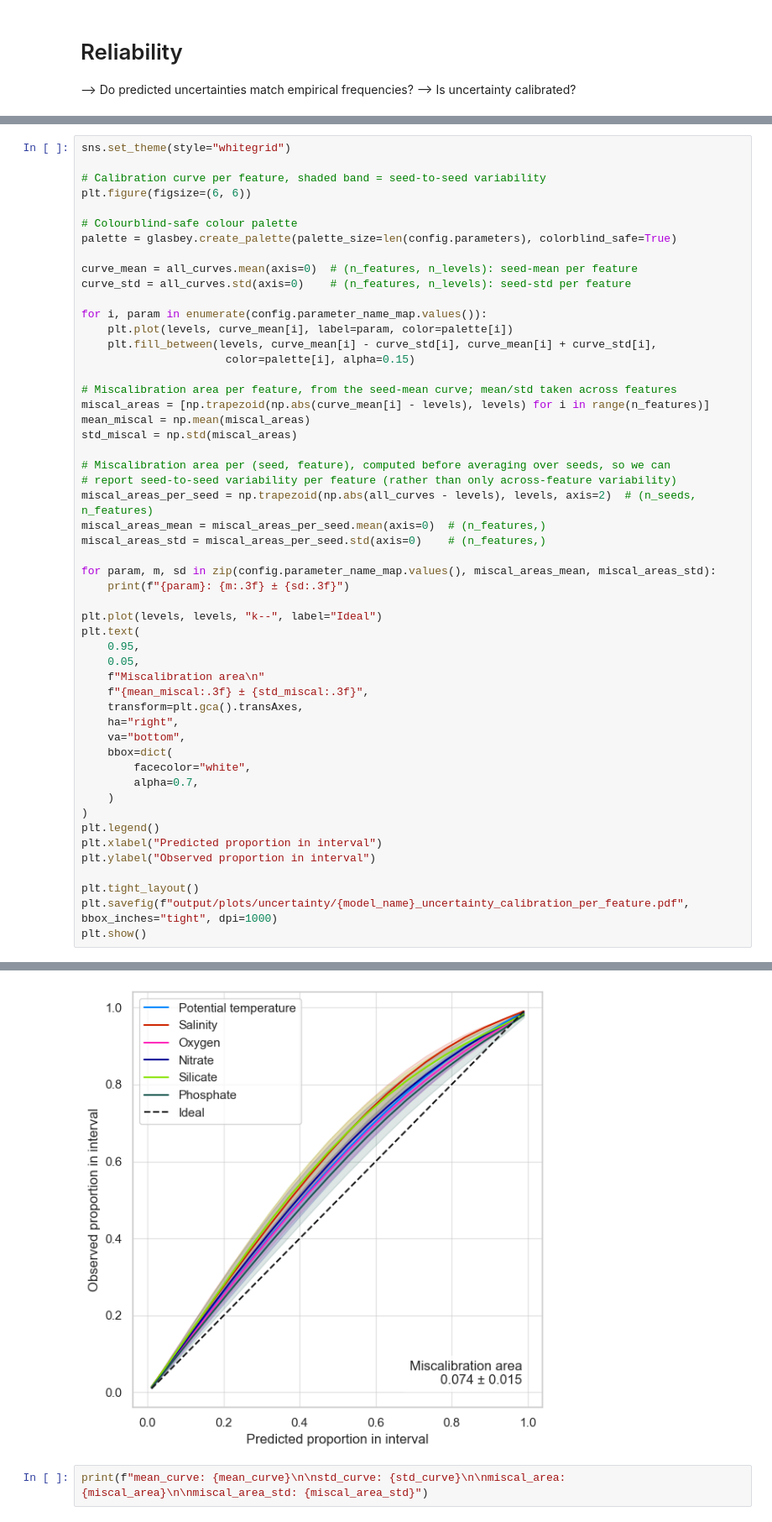
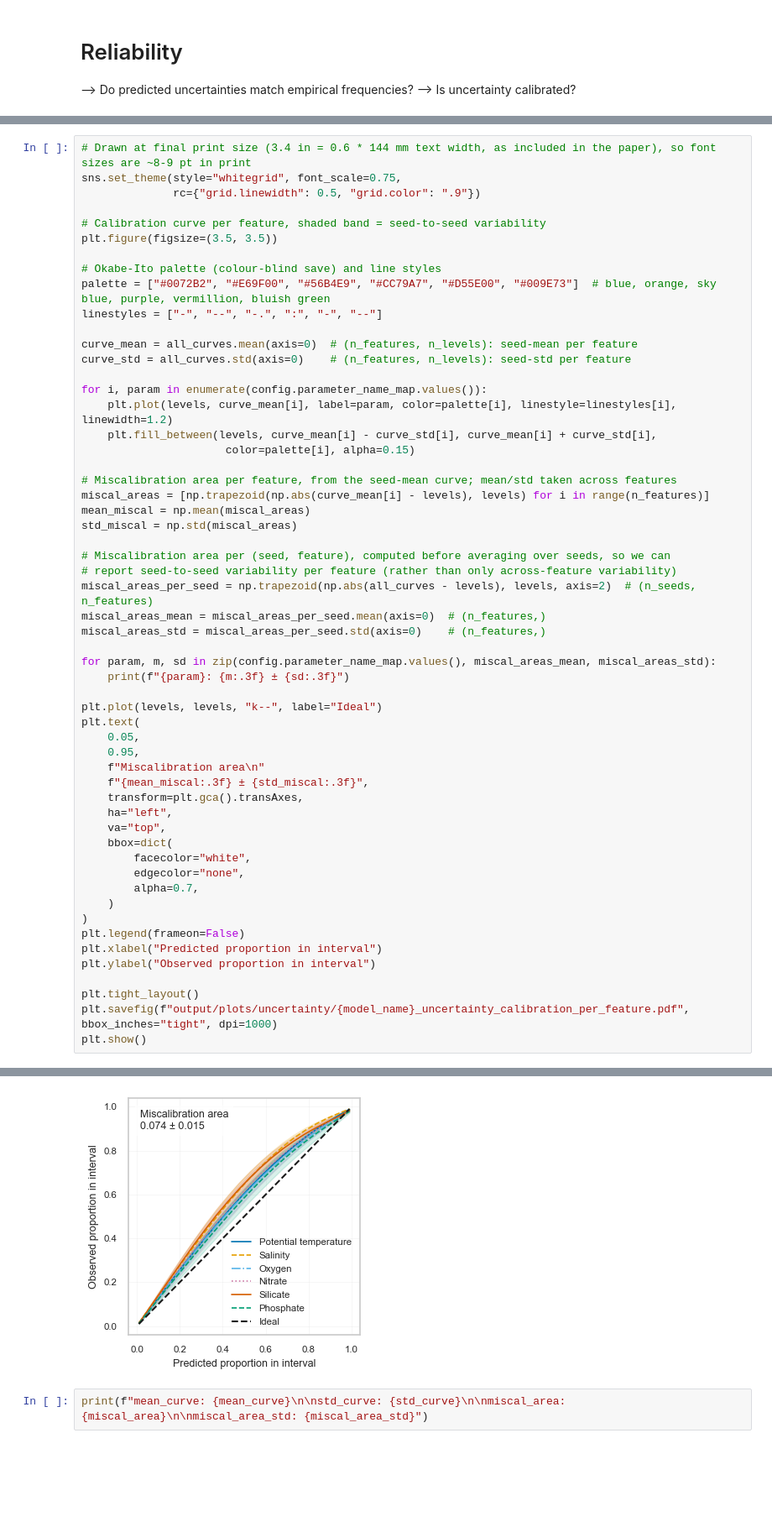
Before and after one commit to y-jenniges/time_imputation, a Jupyter notebook: uncertainty_analysis.ipynb, the cells around one changed output, grey strips where cells are left out. Shown at 84% size. Cells and saved outputs as stored; diff of their text form; blank space fills up the shorter version.

Commit message:
Uncertainty calibration figure: Decrease size, update to Okabe-Ito palette and additionally use different line styles; remove legend frame

```diff
--- a/uncertainty_analysis.ipynb
+++ b/uncertainty_analysis.ipynb
@@ -482,19 +482,22 @@ plt.show()
 # %% [output]
 [figure]
 # %%
-sns.set_theme(style="whitegrid")
+# Drawn at final print size (3.4 in = 0.6 * 144 mm text width, as included in the paper), so font sizes are ~8-9 pt in print
+sns.set_theme(style="whitegrid", font_scale=0.75,
+              rc={"grid.linewidth": 0.5, "grid.color": ".9"})
 
 # Calibration curve per feature, shaded band = seed-to-seed variability
-plt.figure(figsize=(6, 6))
+plt.figure(figsize=(3.5, 3.5))
 
-# Colourblind-safe colour palette
-palette = glasbey.create_palette(palette_size=len(config.parameters), colorblind_safe=True)
+# Okabe-Ito palette (colour-blind save) and line styles
+palette = ["#0072B2", "#E69F00", "#56B4E9", "#CC79A7", "#D55E00", "#009E73"]  # blue, orange, sky blue, purple, vermillion, bluish green
+linestyles = ["-", "--", "-.", ":", "-", "--"]
 
 curve_mean = all_curves.mean(axis=0)  # (n_features, n_levels): seed-mean per feature
 curve_std = all_curves.std(axis=0)    # (n_features, n_levels): seed-std per feature
 
 for i, param in enumerate(config.parameter_name_map.values()):
-    plt.plot(levels, curve_mean[i], label=param, color=palette[i])
+    plt.plot(levels, curve_mean[i], label=param, color=palette[i], linestyle=linestyles[i], linewidth=1.2)
     plt.fill_between(levels, curve_mean[i] - curve_std[i], curve_mean[i] + curve_std[i],
                       color=palette[i], alpha=0.15)
 
@@ -509,38 +512,39 @@ miscal_areas_per_seed = np.trapezoid(np.abs(all_curves - levels), levels, axis=2
 miscal_areas_mean = miscal_areas_per_seed.mean(axis=0)  # (n_features,)
 miscal_areas_std = miscal_areas_per_seed.std(axis=0)    # (n_features,)
 
 for param, m, sd in zip(config.parameter_name_map.values(), miscal_areas_mean, miscal_areas_std):
     print(f"{param}: {m:.3f} ± {sd:.3f}")
 
 plt.plot(levels, levels, "k--", label="Ideal")
 plt.text(
+    0.05,
     0.95,
-    0.05,
     f"Miscalibration area\n"
     f"{mean_miscal:.3f} ± {std_miscal:.3f}",
     transform=plt.gca().transAxes,
-    ha="right",
-    va="bottom",
+    ha="left",
+    va="top",
     bbox=dict(
         facecolor="white",
+        edgecolor="none",
         alpha=0.7,
     )
 )
-plt.legend()
+plt.legend(frameon=False)
 plt.xlabel("Predicted proportion in interval")
 plt.ylabel("Observed proportion in interval")
 
 plt.tight_layout()
 plt.savefig(f"output/plots/uncertainty/{model_name}_uncertainty_calibration_per_feature.pdf", bbox_inches="tight", dpi=1000)
 plt.show()
 # %% [output]
 Potential temperature: 0.068 ± 0.009
 Salinity: 0.095 ± 0.020
 Oxygen: 0.063 ± 0.018
 Nitrate: 0.074 ± 0.031
 Silicate: 0.092 ± 0.019
 Phosphate: 0.054 ± 0.026
-[figure, old version]
+[figure, new version]
 # %%
 print(f"mean_curve: {mean_curve}\n\nstd_curve: {std_curve}\n\nmiscal_area: {miscal_area}\n\nmiscal_area_std: {miscal_area_std}")
 # %% [output]
```
Also changed, not shown: parts of 2 cells of this notebook.
